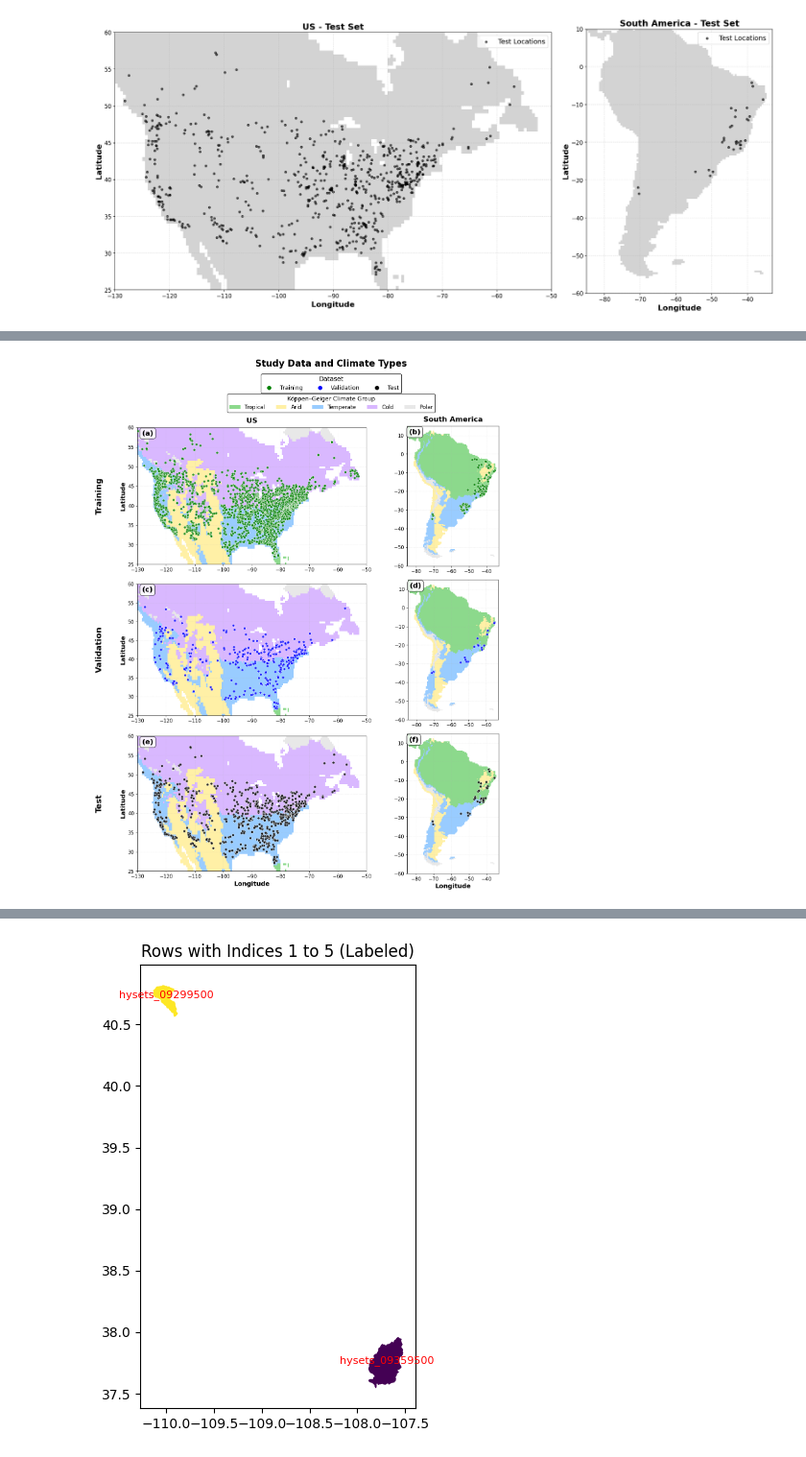
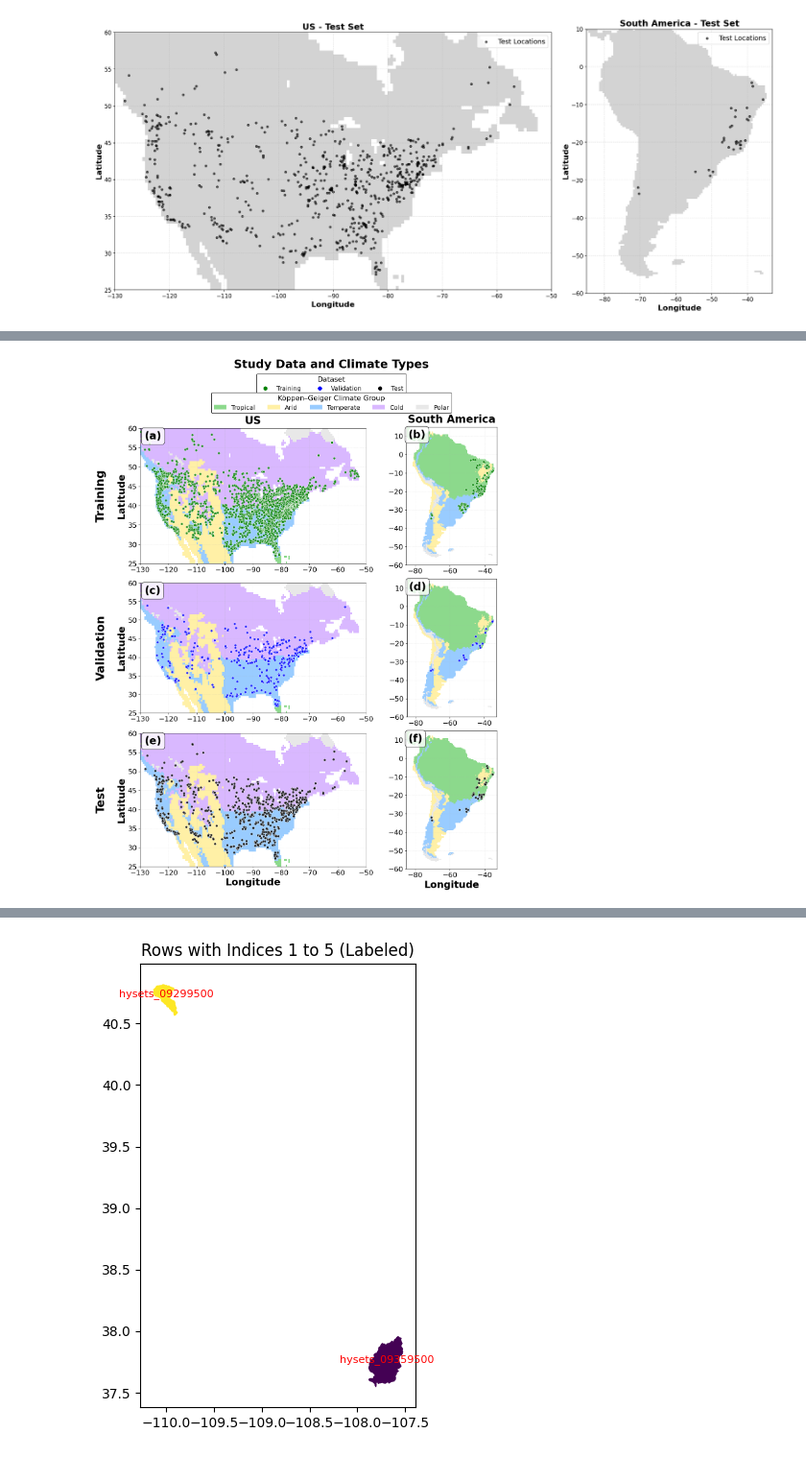
Before and after one commit to KarRups/Ensemble_Forecasting, a Jupyter notebook: Choosing_Catchment_Sample.ipynb, the cells around one changed output, grey strips where cells are left out. Shown at 96% size. Saved outputs shown, nothing was run; the diff lists cells and outputs as text; code cells hidden in the pictures.

Commit message:
Removing Duplicate Functions

```diff
--- a/Choosing_Catchment_Sample.ipynb
+++ b/Choosing_Catchment_Sample.ipynb
@@ -67,19 +17,0 @@ Reservoir_basins_list
-# %%
-with open("/perm/mokr/Caravans_train_gauges_cleaned.txt", "r") as f:
-    caravan_gauges = [line.strip() for line in f if line.strip()]
-
-
-
-# Convert both to sets for easy comparison
-caravan_set = set(caravan_gauges)
-Reservoir_set = set(Reservoir_basins_list)
-
-# Find overlaps and differences
-overlap = list(caravan_set & Reservoir_set)
-only_in_caravan = list(caravan_set - Reservoir_set)
-only_in_other = list(Reservoir_set - caravan_set)
-
-# Output
-print("Overlap:", len(overlap))
-print("Only in Caravans:", len(only_in_caravan))
-print("Only in Other:", len(only_in_other))
@@ -115,5 +37,5 @@ only_in_other
 # %%
-with open("/home/mokr/Loss_Functions_Paper/Catchment_Averaging/ML_basin_splits.pkl", "rb") as f:
+with open("/home/mokr/Loss_Functions_Paper/ML_basin_splits.pkl", "rb") as f:
     basin_splits = pickle.load(f)
 # %%
 with open('/home/mokr/Loss_Functions_Paper/Caravans_2016_2019_Basins.txt', 'r') as file:
@@ -671,9 +449,9 @@ def plot_all_datasets(train_gdf, valid_gdf, test_gdf, KG_dissolved):
     Creates a 3x2 grid of maps showing training, validation, and test locations
     for US (left) and Brazil (right) regions with shared legends.
     """
-    Title_Size = 16
-    Label_Size = 14
-    Tick_Size = 11
+    Title_Size = 24
+    Label_Size = 22
+    Tick_Size = 16
     Marker_Size = 30
     Alpha = 0.8
 
@@ -749,7 +527,7 @@ def plot_all_datasets(train_gdf, valid_gdf, test_gdf, KG_dissolved):
             ax.tick_params(axis='both', which='major', labelsize=Tick_Size)
             ax.grid(True, linestyle='--', alpha=0.3, linewidth=0.5)
 
-    fig.suptitle('Study Data and Climate Types', fontsize=20, fontweight='bold', y=0.995)
+    fig.suptitle('Study Data and Climate Types', fontsize=26, fontweight='bold', y=0.998)
     # ===================================
     # --- CREATE SHARED LEGENDS ---
     # ===================================
@@ -773,37 +551,37 @@ def plot_all_datasets(train_gdf, valid_gdf, test_gdf, KG_dissolved):
                        label=kg_full_names[g])
                  for g in sorted(present_groups)]
 
     # Add legends outside the plot area
     leg1 = fig.legend(handles=point_handles,
                      title="Dataset",
                      loc='upper center',
-                     bbox_to_anchor=(0.5, 0.975),
+                     bbox_to_anchor=(0.5, 0.978),
                      ncol=3,
-                     fontsize=13,
-                     title_fontsize=14,
+                     fontsize=14,
+                     title_fontsize=16,
                      frameon=True,
                      framealpha=0.95,
                      edgecolor='black')
 
     leg2 = fig.legend(handles=kg_handles,
                      title="Köppen–Geiger Climate Group",
                      loc='upper center',
-                     bbox_to_anchor=(0.5, 0.94),
+                     bbox_to_anchor=(0.5, 0.945),
                      ncol=len(kg_handles),
-                     fontsize=12,
-                     title_fontsize=13,
+                     fontsize=14,
+                     title_fontsize=16,
                      frameon=True,
                      framealpha=0.95,
                      edgecolor='black')
 
     plt.show()
 
     return fig
 
 # ===================================
 # --- CALL FUNCTION ---
 # ===================================
 fig = plot_all_datasets(Train_catchments, Validation_catchments,
                         Test_catchments, KG_dissolved)
 # %% [output]
-[figure, old version]
+[figure, new version]
```
Also changed, not shown: parts of 23 cells of this notebook, 27 other files.
